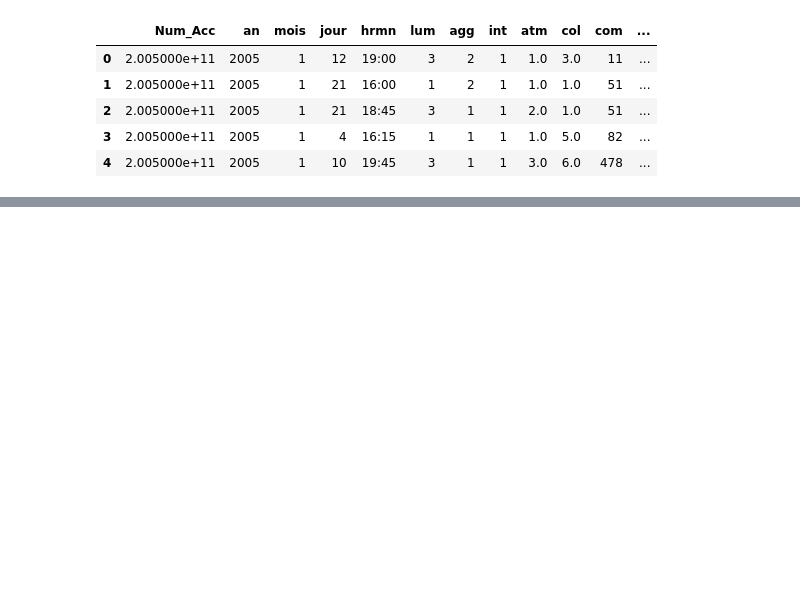
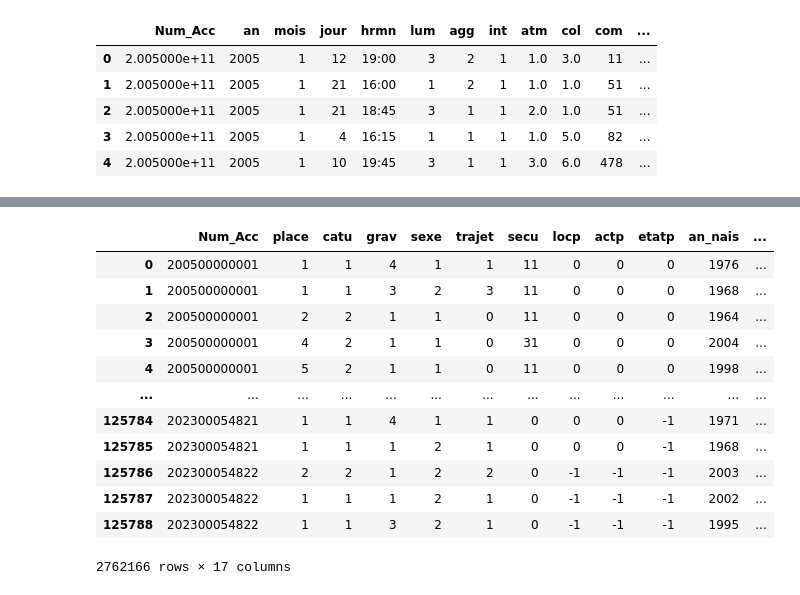
Before and after one commit to Jean-AlbertSchool/bbd_laposte, a Jupyter notebook: Data_analyse/Data_Jean/carte_lieux.ipynb, the cells around one changed output, grey strips where cells are left out. Drawn from its saved outputs; the diff is of its cells as text; code cells hidden in the pictures; blank space fills up the shorter version.

```diff
--- a/Data_analyse/Data_Jean/carte_lieux.ipynb
+++ b/Data_analyse/Data_Jean/carte_lieux.ipynb
@@ -55,0 +125,3 @@ memory usage: 178.5+ MB
+# %%
+pd.set_option('display.max_columns', None)
+df_complet
@@ -55,0 +139,16 @@ memory usage: 178.5+ MB
+# %%
+df_usagers
+# %% [output]
+|  | Num_Acc | place | catu | grav | sexe | trajet | secu | locp | actp | etatp | an_nais | ... |
+| 0 | 200500000001 | 1 | 1 | 4 | 1 | 1 | 11 | 0 | 0 | 0 | 1976 | ... |
+| 1 | 200500000001 | 1 | 1 | 3 | 2 | 3 | 11 | 0 | 0 | 0 | 1968 | ... |
+| 2 | 200500000001 | 2 | 2 | 1 | 1 | 0 | 11 | 0 | 0 | 0 | 1964 | ... |
+| 3 | 200500000001 | 4 | 2 | 1 | 1 | 0 | 31 | 0 | 0 | 0 | 2004 | ... |
+| 4 | 200500000001 | 5 | 2 | 1 | 1 | 0 | 11 | 0 | 0 | 0 | 1998 | ... |
+| ... | ... | ... | ... | ... | ... | ... | ... | ... | ... | ... | ... | ... |
+| 125784 | 202300054821 | 1 | 1 | 4 | 1 | 1 | 0 | 0 | 0 | -1 | 1971 | ... |
+| 125785 | 202300054821 | 1 | 1 | 1 | 2 | 1 | 0 | 0 | 0 | -1 | 1968 | ... |
+| 125786 | 202300054822 | 2 | 2 | 1 | 2 | 2 | 0 | -1 | -1 | -1 | 2003 | ... |
+| 125787 | 202300054822 | 1 | 1 | 1 | 2 | 1 | 0 | -1 | -1 | -1 | 2002 | ... |
+| 125788 | 202300054822 | 1 | 1 | 3 | 2 | 1 | 0 | -1 | -1 | -1 | 1995 | ... |
+2762166 rows × 17 columns
```
Also changed, not shown: parts of 15 cells of this notebook.
